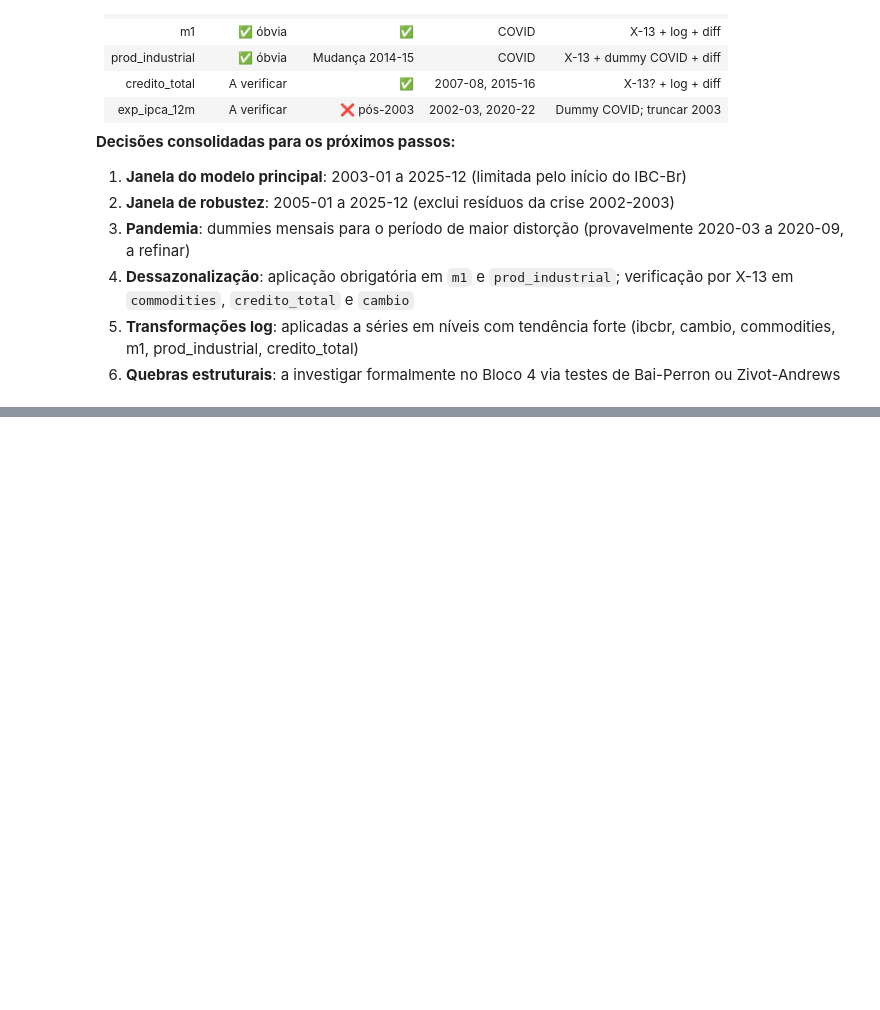
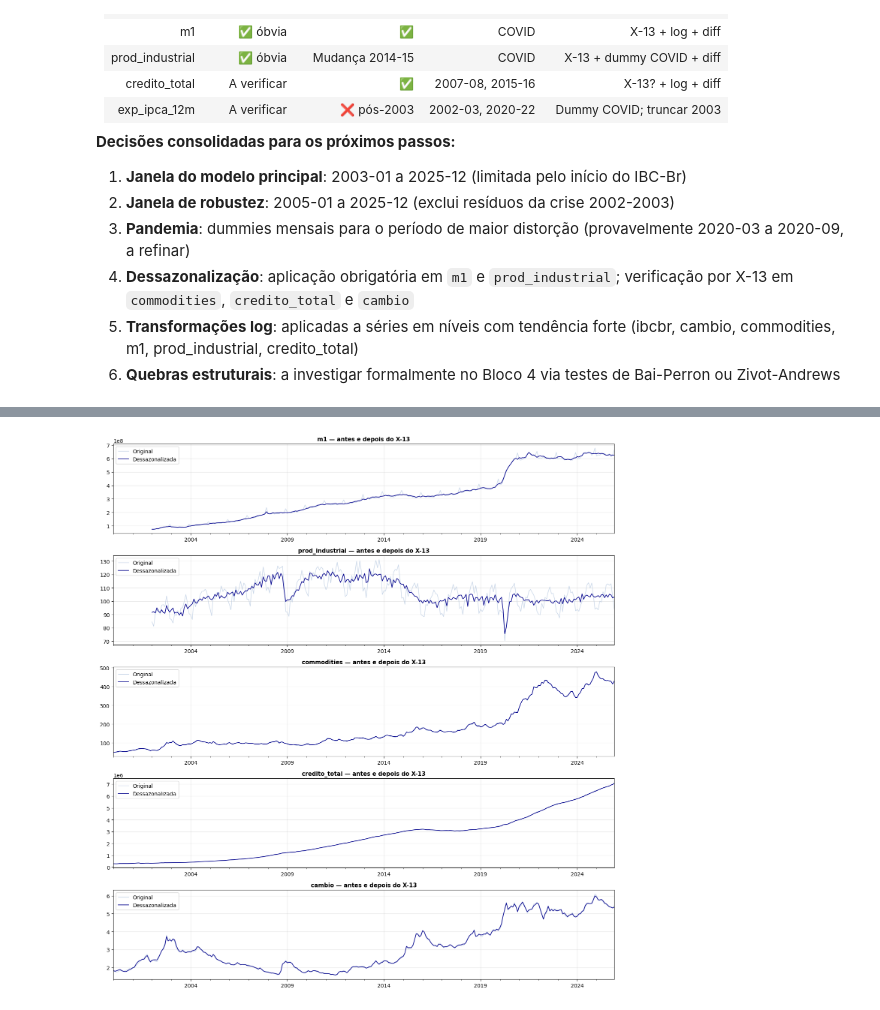
Before and after one commit to lDelmondes/politica-monetaria-br, a Jupyter notebook: notebooks/03_exploracao.ipynb, the cells around one changed output, grey strips where cells are left out. Cells and saved outputs as stored; diff of their text form; code cells hidden in the pictures; blank space fills up the shorter version.

Commit message:
Adiciona Dessazonalização via X-13 ARIMA-SEATS

```diff
--- a/notebooks/03_exploracao.ipynb
+++ b/notebooks/03_exploracao.ipynb
@@ -231,0 +292,13 @@ identificado no trabalho anterior.
+# %%
+# Séries candidatas
+series_para_testar = ['m1', 'prod_industrial', 'commodities', 'credito_total', 'cambio']
+
+# Aplica X-13 e guarda resultados em DataFrame paralelo
+df_sa = df.copy()  # cópia para preservar o original
+
+print("=== Aplicando X-13 ARIMA-SEATS ===\n")
+for col in series_para_testar:
+    print(f"Processando {col}...")
+    serie_sa, diag = dessazonalizar(df[col], col)
+    df_sa[col] = serie_sa
+    print(f"  Sucesso: {diag['sucesso']}, observações: {diag.get('n_obs', 0)}\n")
@@ -231,0 +322,21 @@ identificado no trabalho anterior.
+# %%
+# Compara visualmente as séries originais e dessazonalizadas
+fig, axes = plt.subplots(nrows=len(series_para_testar), ncols=1,
+                        figsize=(14, 3 * len(series_para_testar)))
+
+for i, col in enumerate(series_para_testar):
+    ax = axes[i]
+    df[col].plot(ax=ax, color='lightsteelblue', alpha=0.7,
+                 linewidth=1, label='Original')
+    df_sa[col].plot(ax=ax, color='darkblue', linewidth=1.2,
+                    label='Dessazonalizada')
+    ax.set_title(f'{col} — antes e depois do X-13', fontsize=11, fontweight='bold')
+    ax.legend(loc='upper left')
+    ax.grid(True, alpha=0.3)
+    ax.set_xlabel('')
+
+plt.tight_layout()
+plt.savefig('../outputs/figures/02_dessazonalizacao.png', dpi=120, bbox_inches='tight')
+plt.show()
+# %% [output]
+[figure, added]
```
Also changed, not shown: parts of 3 cells of this notebook.
